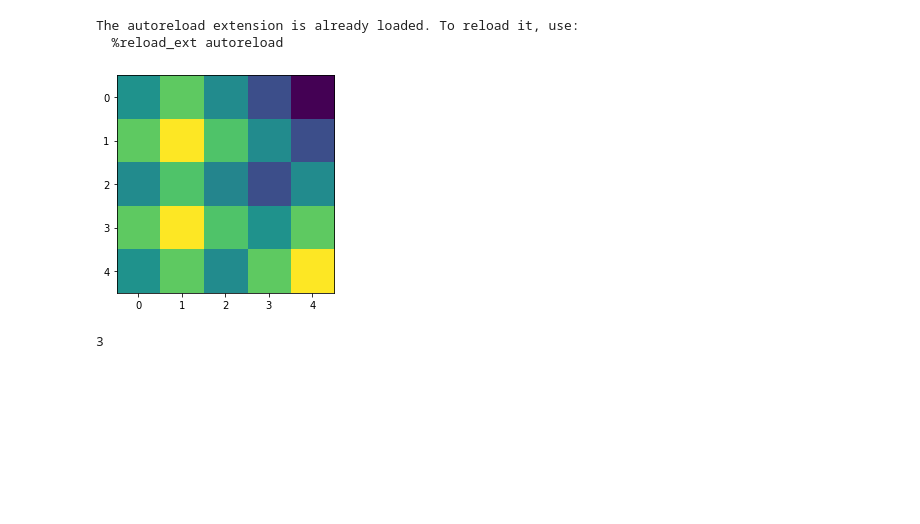
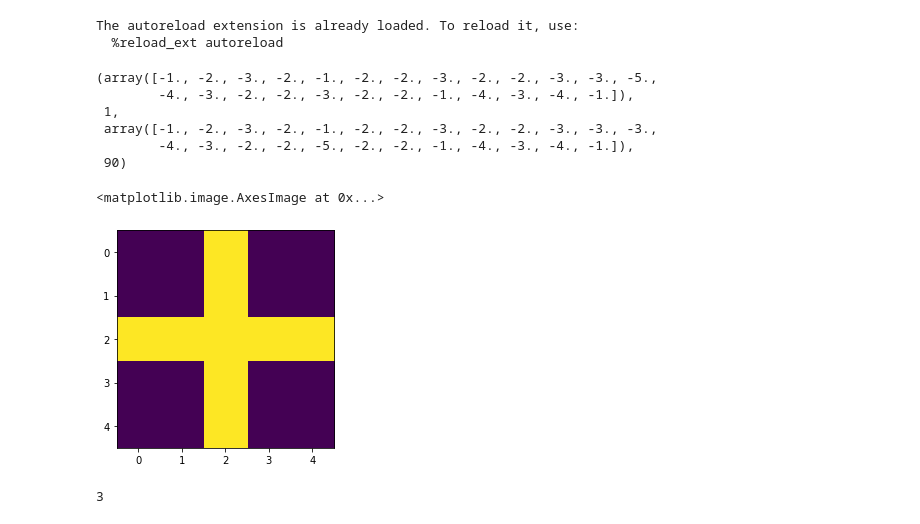
Before and after one commit to zd6/AA228_FinalProject, a Jupyter notebook: src/sandbox.ipynb, the cells around one changed output. Saved outputs shown, nothing was run; the diff lists cells and outputs as text; code cells hidden in the pictures; blank space fills up the shorter version.

```diff
--- a/src/sandbox.ipynb
+++ b/src/sandbox.ipynb
@@ -18,8 +14,17 @@ for _ in range(1):
-# %%
-plt.imshow(vi.U[:-1].reshape(5,-1))
-plt.show()
-# %% [output]
-[figure, removed]
+# %%
+grid.step()
+# %% [output]
+(array([-1., -2., -3., -2., -1., -2., -2., -3., -2., -2., -3., -3., -5.,
+        -4., -3., -2., -2., -3., -2., -2., -1., -4., -3., -4., -1.]),
+ 1,
+ array([-1., -2., -3., -2., -1., -2., -2., -3., -2., -2., -3., -3., -3.,
+        -4., -3., -2., -2., -5., -2., -2., -1., -4., -3., -4., -1.]),
+ 90)
+# %%
+plt.imshow(grid.grid[CITY])
+# %% [output]
+<matplotlib.image.AxesImage at 0x...>
+[figure, added]
 # %%
 vi.policy([0,(1,0),grid.packages.values()])
 # %% [output]
```
Also changed, not shown: parts of 5 cells of this notebook, 15 other files.
